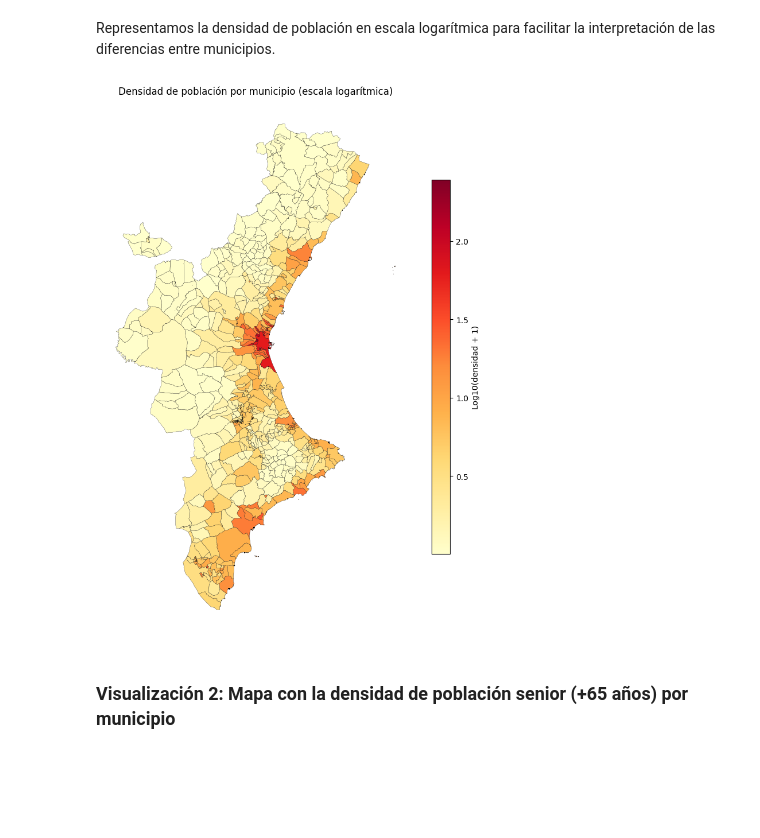
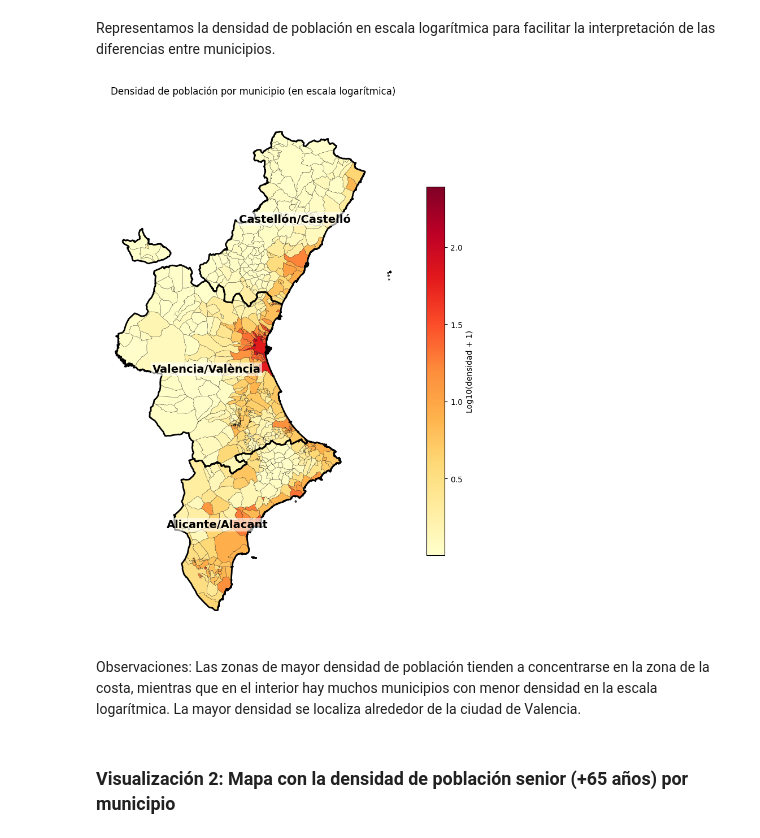
Before and after one commit to nt33/PRVD-Proyecto_Salud, a Jupyter notebook: 03-analisis/analisis_descriptivo.ipynb, the cells around one changed output. Saved outputs shown, nothing was run; the diff lists cells and outputs as text; code cells hidden in the pictures; blank space fills up the shorter version.

Commit message:
visualizacion 1 corregida

```diff
--- a/03-analisis/analisis_descriptivo.ipynb
+++ b/03-analisis/analisis_descriptivo.ipynb
@@ -38,33 +62,58 @@ gdf = gpd.GeoDataFrame(df_unique, geometry="geometry", crs="EPSG:4326")
 Representamos la densidad de población en escala logarítmica para facilitar la interpretación de las diferencias entre municipios.
 # %%
 gdf["log_density"] = np.log10(gdf["density"] + 1)
+# %%
+# Creamos un polígono por provincia
+gdf_prov = gdf.dissolve(by="provincia")
+# Calculamos centroides para escribir los nombres de provincias
+gdf_prov["label_point"] = gdf_prov.geometry.representative_point()
 # %%
 fig, ax = plt.subplots(figsize=(8, 10))
 
 gdf.plot(
     column="log_density",
     cmap="YlOrRd",
     legend=True,
     edgecolor="black",
     linewidth=0.2,
     ax=ax,
     legend_kwds={
         "label": "Log10(densidad + 1)",
         "shrink": 0.7
     }
 )
 
+gdf_prov.boundary.plot(
+    ax=ax,
+    color="black",
+    linewidth=2
+)
+
+for idx, row in gdf_prov.iterrows():
+    x = row["label_point"].x
+    y = row["label_point"].y
+    ax.text(
+        x, y, idx,
+        ha="center", va="center",
+        fontsize=14,
+        fontweight="bold",
+        color="black",
+        bbox=dict(facecolor="white", alpha=0.6, edgecolor="none", pad=2)
+    )
+
 ax.set_aspect("equal")
-ax.set_title("Densidad de población por municipio (escala logarítmica)")
+ax.set_title("Densidad de población por municipio (en escala logarítmica)")
 ax.set_axis_off()
 
 plt.tight_layout()
 
 plt.savefig("../graficas/densidad_poblacion_por_municipio.pdf", bbox_inches="tight")
 
 plt.show()
 # %% [output]
-[figure, old version]
+[figure, new version]
+# %% [markdown]
+Observaciones: Las zonas de mayor densidad de población tienden a concentrarse en la zona de la costa, mientras que en el interior hay muchos municipios con menor densidad en la escala logarítmica. La mayor densidad se localiza alrededor de la ciudad de Valencia.
 # %% [markdown]
 ###  Visualización 2: Mapa con la densidad de población senior (+65 años) por municipio
 # %%
```
Also changed, not shown: parts of 8 cells of this notebook, 6 other files.
